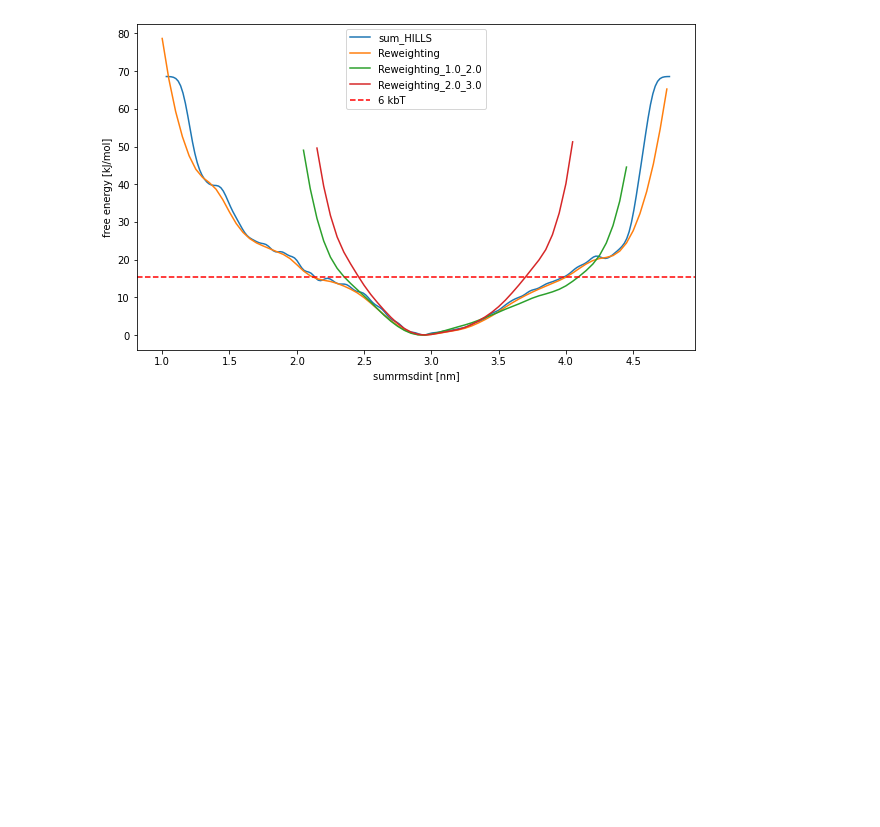
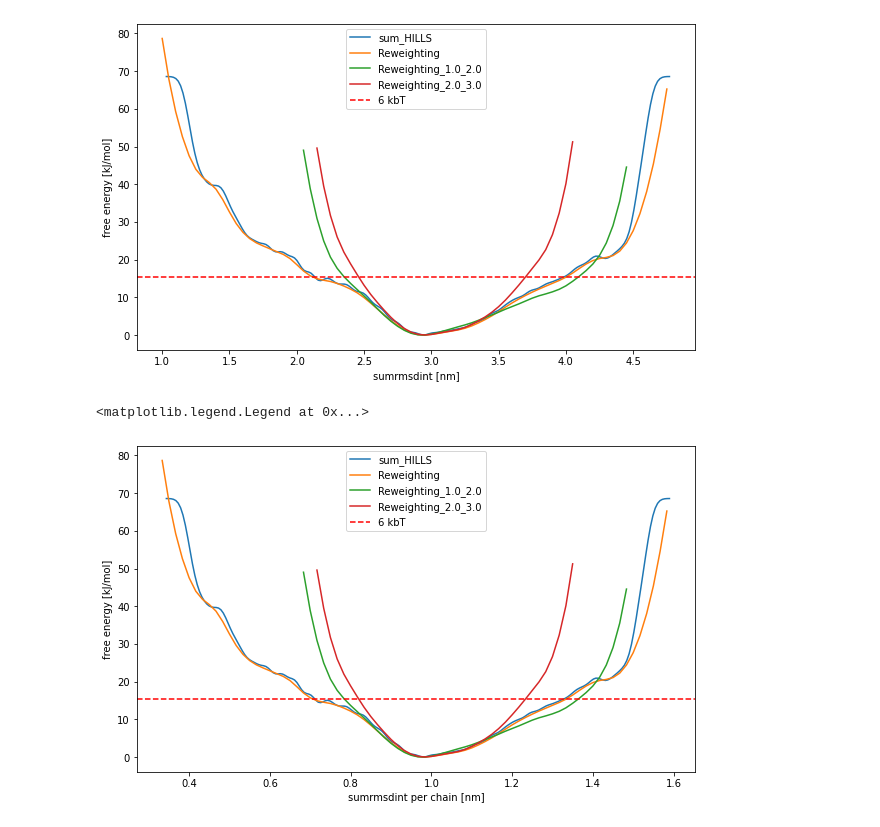
Before and after one commit to lauricella/tau-analysis, a Jupyter notebook: trimer/bias_2/analisi.trimer.b2.ipynb, the cells around one changed output. Saved outputs shown, nothing was run; the diff lists cells and outputs as text; code cells hidden in the pictures; blank space fills up the shorter version.

```diff
--- a/trimer/bias_2/analisi.trimer.b2.ipynb
+++ b/trimer/bias_2/analisi.trimer.b2.ipynb
@@ -323,3 +346,17 @@ plt.legend()
 # %% [output]
 <matplotlib.legend.Legend at 0x...>
 [figure]
+# %%
+plt.figure(figsize=(10,6))
+plt.xlabel("sumrmsdint per chain [nm]")
+plt.ylabel("free energy [kJ/mol]")
+plt.plot(data_b["sumrmsdint"]/3,data_b["file.free"], label="sum_HILLS")
+plt.plot(data_r["sumrmsdint"]/3,data_r["ffrmsda"]-min(data_r["ffrmsda"]),label="Reweighting")
+plt.plot(data_r1_2["sumrmsdint"]/3,data_r1_2["ffrmsda"]-min(data_r1_2["ffrmsda"]),label="Reweighting_1.0_2.0")
+plt.plot(data_r2_3["sumrmsdint"]/3,data_r2_3["ffrmsda"]-min(data_r2_3["ffrmsda"]),label="Reweighting_2.0_3.0")
+plt.axhline(y = 15.42, color = 'r', linestyle = 'dashed', label = "6 kbT")
+#plt.ylim([0, 20])
+plt.legend()
+# %% [output]
+<matplotlib.legend.Legend at 0x...>
+[figure, added]
```
Also changed, not shown: parts of 3 cells of this notebook, 7 other files.
